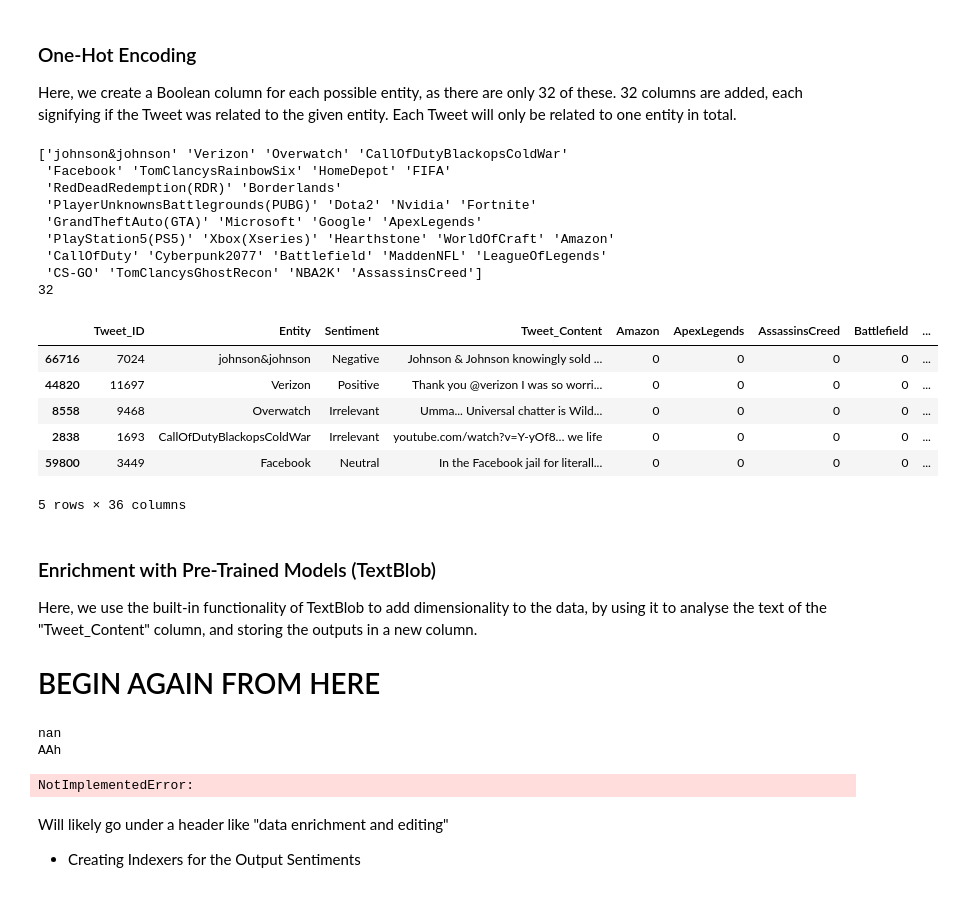
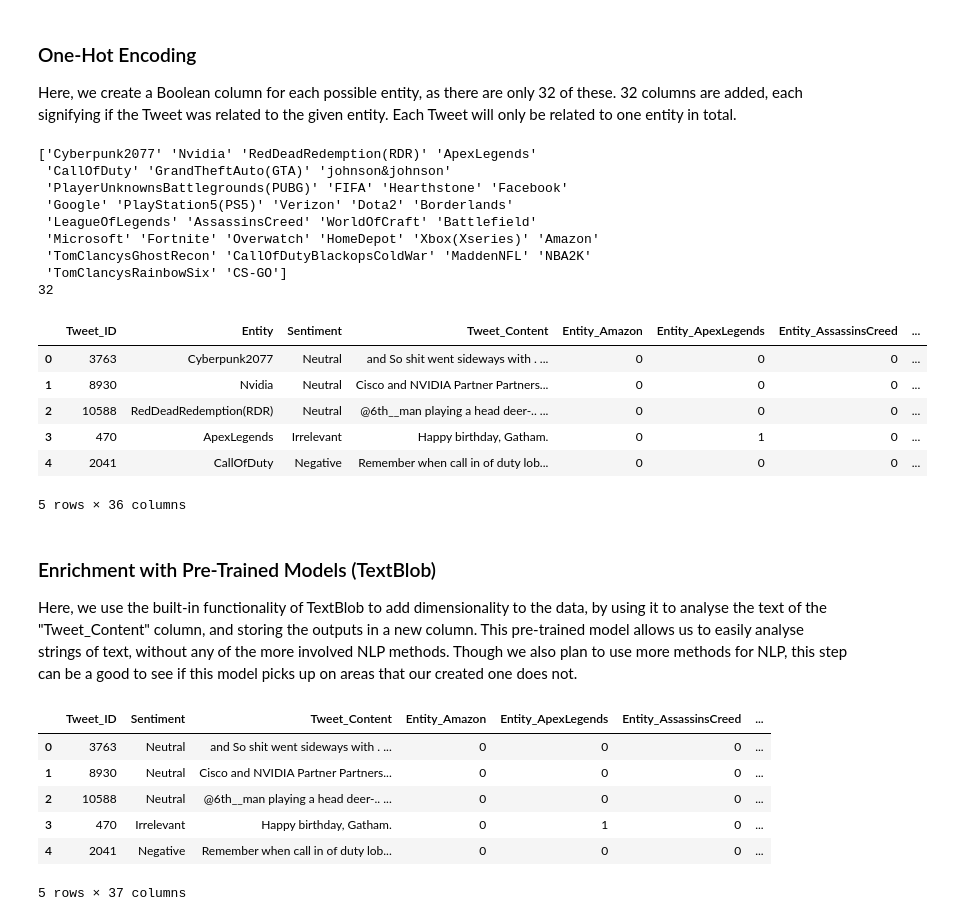
Before and after one commit to Cameron-Watts/Twitter_Sentiment_Analysis, a Jupyter notebook: notebooks/1.5 Twitter Sentiment Analysis.ipynb, the cells around one changed output. Drawn from its saved outputs; the diff is of its cells as text; code cells hidden in the pictures.

```diff
--- a/notebooks/1.5 Twitter Sentiment Analysis.ipynb
+++ b/notebooks/1.5 Twitter Sentiment Analysis.ipynb
@@ -56,3 +57,6 @@ test_df = test_df.dropna()
+# %%
+train_df = train_df.dropna()
+test_df = test_df.dropna()
 # %% [markdown]
 ### Subsetting Data
 
@@ -60,5 +64,6 @@ As this dataset is quite large, during the exploration process we begin by subse
 # %%
 df = train_df.sample(frac=0.01)
+df.reset_index(drop=True, inplace=True)
 # %% [markdown]
 ## Data Exploration
 
@@ -136,31 +146,31 @@ Here, we create a Boolean column for each possible entity, as there are only 32
 print(df["Entity"].unique())
 print(len(df["Entity"].unique()))
 # %% [output]
-['johnson&johnson' 'Verizon' 'Overwatch' 'CallOfDutyBlackopsColdWar'
- 'Facebook' 'TomClancysRainbowSix' 'HomeDepot' 'FIFA'
- 'RedDeadRedemption(RDR)' 'Borderlands'
- 'PlayerUnknownsBattlegrounds(PUBG)' 'Dota2' 'Nvidia' 'Fortnite'
- 'GrandTheftAuto(GTA)' 'Microsoft' 'Google' 'ApexLegends'
- 'PlayStation5(PS5)' 'Xbox(Xseries)' 'Hearthstone' 'WorldOfCraft' 'Amazon'
- 'CallOfDuty' 'Cyberpunk2077' 'Battlefield' 'MaddenNFL' 'LeagueOfLegends'
- 'CS-GO' 'TomClancysGhostRecon' 'NBA2K' 'AssassinsCreed']
+['Cyberpunk2077' 'Nvidia' 'RedDeadRedemption(RDR)' 'ApexLegends'
+ 'CallOfDuty' 'GrandTheftAuto(GTA)' 'johnson&johnson'
+ 'PlayerUnknownsBattlegrounds(PUBG)' 'FIFA' 'Hearthstone' 'Facebook'
+ 'Google' 'PlayStation5(PS5)' 'Verizon' 'Dota2' 'Borderlands'
+ 'LeagueOfLegends' 'AssassinsCreed' 'WorldOfCraft' 'Battlefield'
+ 'Microsoft' 'Fortnite' 'Overwatch' 'HomeDepot' 'Xbox(Xseries)' 'Amazon'
+ 'TomClancysGhostRecon' 'CallOfDutyBlackopsColdWar' 'MaddenNFL' 'NBA2K'
+ 'TomClancysRainbowSix' 'CS-GO']
 32
 # %%
 #One-hot encode using Pandas' get_dummies()
-onehot = pd.get_dummies(df["Entity"])
+onehot = pd.get_dummies(df["Entity"], prefix="Entity")
 
 #Join these new columns back into the DataFrame
 df = df.join(onehot)
 
 #Display a sample of the data with our new columns
 df.head()
 # %% [output]
-|  | Tweet_ID | Entity | Sentiment | Tweet_Content | Amazon | ApexLegends | AssassinsCreed | Battlefield | ... |
-| 66716 | 7024 | johnson&johnson | Negative | Johnson & Johnson knowingly sold ... | 0 | 0 | 0 | 0 | ... |
-| 44820 | 11697 | Verizon | Positive | Thank you @verizon I was so worri... | 0 | 0 | 0 | 0 | ... |
-| 8558 | 9468 | Overwatch | Irrelevant | Umma... Universal chatter is Wild... | 0 | 0 | 0 | 0 | ... |
-| 2838 | 1693 | CallOfDutyBlackopsColdWar | Irrelevant | youtube.com/watch?v=Y-yOf8… we life | 0 | 0 | 0 | 0 | ... |
-| 59800 | 3449 | Facebook | Neutral | In the Facebook jail for literall... | 0 | 0 | 0 | 0 | ... |
+|  | Tweet_ID | Entity | Sentiment | Tweet_Content | Entity_Amazon | Entity_ApexLegends | Entity_AssassinsCreed | ... |
+| 0 | 3763 | Cyberpunk2077 | Neutral | and So shit went sideways with . ... | 0 | 0 | 0 | ... |
+| 1 | 8930 | Nvidia | Neutral | Cisco and NVIDIA Partner Partners... | 0 | 0 | 0 | ... |
+| 2 | 10588 | RedDeadRedemption(RDR) | Neutral | @6th__man playing a head deer-.. ... | 0 | 0 | 0 | ... |
+| 3 | 470 | ApexLegends | Irrelevant | Happy birthday, Gatham. | 0 | 1 | 0 | ... |
+| 4 | 2041 | CallOfDuty | Negative | Remember when call in of duty lob... | 0 | 0 | 0 | ... |
 5 rows × 36 columns
 # %%
 #Remove the Entity column, as we have transformed this data into a more usable format
@@ -169,9 +179,7 @@ df = df.drop("Entity", axis=1)
 # %% [markdown]
 ### Enrichment with Pre-Trained Models (TextBlob)
 
-Here, we use the built-in functionality of TextBlob to add dimensionality to the data, by using it to analyse the text of the "Tweet_Content" column, and storing the outputs in a new column.
-
-# BEGIN AGAIN FROM HERE
+Here, we use the built-in functionality of TextBlob to add dimensionality to the data, by using it to analyse the text of the "Tweet_Content" column, and storing the outputs in a new column. This pre-trained model allows us to easily analyse strings of text, without any of the more involved NLP methods. Though we also plan to use more methods for NLP, this step can be a good to see if this model picks up on areas that our created one does not.
 # %%
 #Adding dimensions with textblob
 def tb_enrich(ls):
@@ -180,25 +188,20 @@ def tb_enrich(ls):
     tb_subject = []
 
     for tweet in ls:
-        try:
-            tb_polarity.append(TextBlob(tweet).sentiment[0])
-            tb_subject.append(TextBlob(tweet).sentiment[1])
-        except:
-            print(tweet)
-            if np.isnan(tweet):
-                print("AAh")
-            raise NotImplementedError
+        tb_polarity.append(TextBlob(tweet).sentiment[0])
+        tb_subject.append(TextBlob(tweet).sentiment[1])
 
 
     return tb_polarity, tb_subject
 
 df["Polarity"], df["Subjectivity"] = tb_enrich(list(df["Tweet_Content"]))
-# %% [output]
-nan
-AAh
-NotImplementedError:
 # %%
 df.head()
+# %% [output]
+|  | Tweet_ID | Sentiment | Tweet_Content | Entity_Amazon | Entity_ApexLegends | Entity_AssassinsCreed | ... |
+| 0 | 3763 | Neutral | and So shit went sideways with . ... | 0 | 0 | 0 | ... |
+| 1 | 8930 | Neutral | Cisco and NVIDIA Partner Partners... | 0 | 0 | 0 | ... |
+| 2 | 10588 | Neutral | @6th__man playing a head deer-.. ... | 0 | 0 | 0 | ... |
+| 3 | 470 | Irrelevant | Happy birthday, Gatham. | 0 | 1 | 0 | ... |
+| 4 | 2041 | Negative | Remember when call in of duty lob... | 0 | 0 | 0 | ... |
+5 rows × 37 columns
-# %% [markdown]
-Will likely go under a header like "data enrichment and editing"
-- Creating Indexers for the Output Sentiments
```
Also changed, not shown: parts of 30 cells of this notebook, 1 other file.
